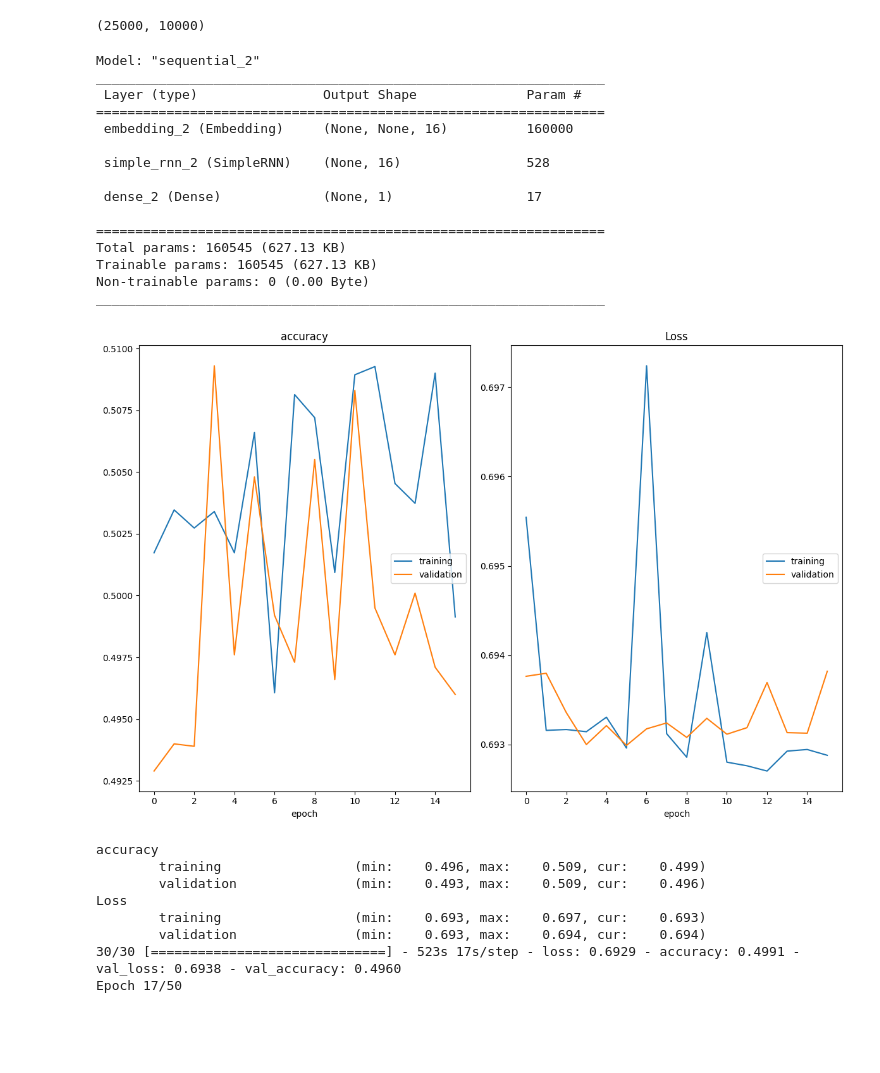
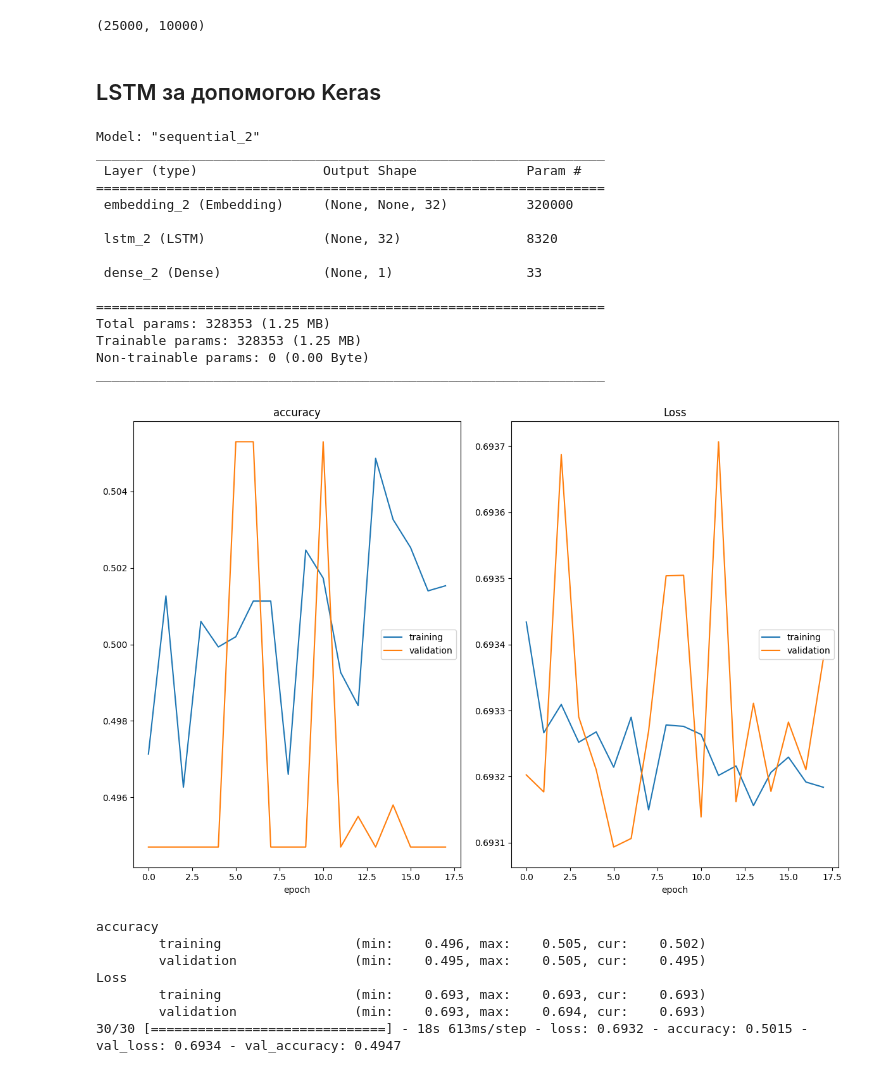
Before and after one commit to NikYurchik/Tutorial, a Jupyter notebook: DZ3-11/Hw11.ipynb, the cells around one changed output. Drawn from its saved outputs; the diff is of its cells as text; code cells hidden in the pictures; blank space fills up the shorter version.

```diff
--- a/DZ3-11/Hw11.ipynb
+++ b/DZ3-11/Hw11.ipynb
@@ -63,7 +69,10 @@ print(x_train.shape)
+# %% [markdown]
+## LSTM за допомогою Keras
 # %%
 model = Sequential()
-model.add(Embedding(max_features, 16))
-model.add(SimpleRNN(16))
+model.add(Embedding(max_features, 32))
+# model.add(SimpleRNN(16))
+model.add(LSTM(32))
 model.add(Dense(1, activation='sigmoid'))
 # %%
 model.compile(
@@ -78,14 +87,14 @@ Model: "sequential_2"
 _________________________________________________________________
  Layer (type)                Output Shape              Param #
 =================================================================
- embedding_2 (Embedding)     (None, None, 16)          160000
+ embedding_2 (Embedding)     (None, None, 32)          320000
 
- simple_rnn_2 (SimpleRNN)    (None, 16)                528
+ lstm_2 (LSTM)               (None, 32)                8320
 
- dense_2 (Dense)             (None, 1)                 17
+ dense_2 (Dense)             (None, 1)                 33
 
 =================================================================
-Total params: 160545 (627.13 KB)
-Trainable params: 160545 (627.13 KB)
+Total params: 328353 (1.25 MB)
+Trainable params: 328353 (1.25 MB)
 Non-trainable params: 0 (0.00 Byte)
 _________________________________________________________________
@@ -98,25 +101,22 @@ partial_y_train = y_train[10000:]
 # %%
 plot_losses = livelossplot.PlotLossesKeras()
 estop = EarlyStopping(monitor='val_accuracy', mode='max', patience=7, start_from_epoch=7, restore_best_weights=True)
 
 history = model.fit(
-    # x_train,
-    # y_train,
     partial_x_train,
     partial_y_train,
-    epochs=50,
+    epochs=20,
     batch_size=512,
     callbacks=[plot_losses, estop],
     # validation_split=0.2
     validation_data=(x_val, y_val)
 )
 # %% [output]
-[figure, old version]
+[figure, new version]
 accuracy
-        training                 (min:    0.496, max:    0.509, cur:    0.499)
-        validation               (min:    0.493, max:    0.509, cur:    0.496)
+        training                 (min:    0.496, max:    0.505, cur:    0.502)
+        validation               (min:    0.495, max:    0.505, cur:    0.495)
 Loss
-        training                 (min:    0.693, max:    0.697, cur:    0.693)
-        validation               (min:    0.693, max:    0.694, cur:    0.694)
-30/30 [==============================] - 523s 17s/step - loss: 0.6929 - accuracy: 0.4991 - val_loss: 0.6938 - val_accuracy: 0.4960
-Epoch 17/50
+        training                 (min:    0.693, max:    0.693, cur:    0.693)
+        validation               (min:    0.693, max:    0.694, cur:    0.693)
+30/30 [==============================] - 18s 613ms/step - loss: 0.6932 - accuracy: 0.5015 - val_loss: 0.6934 - val_accuracy: 0.4947
```
Also changed, not shown: parts of 17 cells of this notebook.
